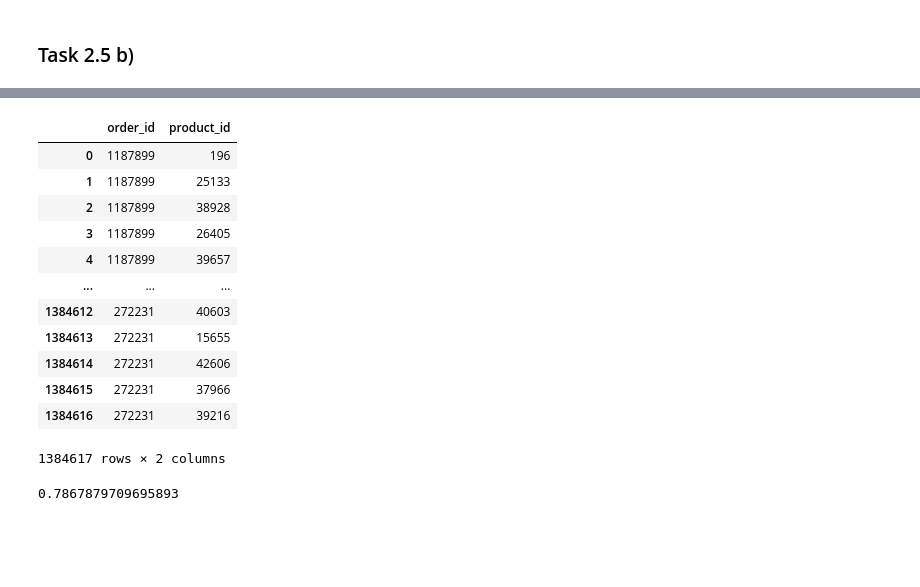
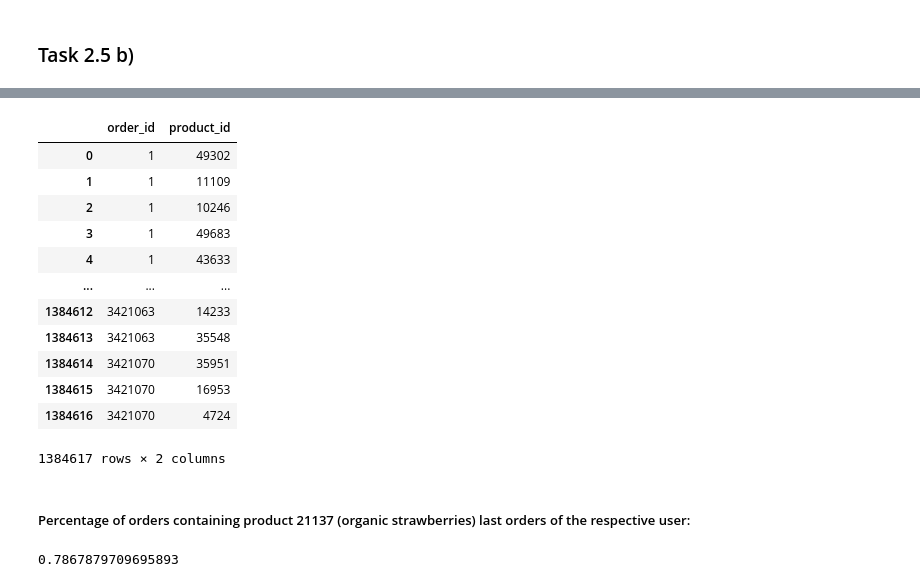
Before and after one commit to d-schneid/binary-tip-classification, a Jupyter notebook: team_07_task_2_submission.ipynb, the cells around one changed output, grey strips where cells are left out. Saved outputs shown, nothing was run; the diff lists cells and outputs as text; code cells hidden in the pictures; blank space fills up the shorter version.

```diff
--- a/team_07_task_2_submission.ipynb
+++ b/team_07_task_2_submission.ipynb
@@ -296,20 +189,22 @@ last_orders
 # %%
-last_orders_products = pd.merge(last_orders[['order_id']], op[['order_id', 'product_id']])
-last_orders_products
+products_last_orders = pd.merge(op[['order_id', 'product_id']], last_orders[['order_id']])
+products_last_orders
 # %% [output]
 |  | order_id | product_id |
-| 0 | 1187899 | 196 |
-| 1 | 1187899 | 25133 |
-| 2 | 1187899 | 38928 |
-| 3 | 1187899 | 26405 |
-| 4 | 1187899 | 39657 |
+| 0 | 1 | 49302 |
+| 1 | 1 | 11109 |
+| 2 | 1 | 10246 |
+| 3 | 1 | 49683 |
+| 4 | 1 | 43633 |
 | ... | ... | ... |
-| 1384612 | 272231 | 40603 |
-| 1384613 | 272231 | 15655 |
-| 1384614 | 272231 | 42606 |
-| 1384615 | 272231 | 37966 |
-| 1384616 | 272231 | 39216 |
+| 1384612 | 3421063 | 14233 |
+| 1384613 | 3421063 | 35548 |
+| 1384614 | 3421070 | 35951 |
+| 1384615 | 3421070 | 16953 |
+| 1384616 | 3421070 | 4724 |
 1384617 rows × 2 columns
+# %% [markdown]
+##### Percentage of orders containing product 21137 (organic strawberries) last orders of the respective user:
 # %%
 (last_orders_products[last_orders_products['product_id']==21137].shape[0] / last_orders_products.shape[0]) * 100
 # %% [output]
```
Also changed, not shown: parts of 26 cells of this notebook.
